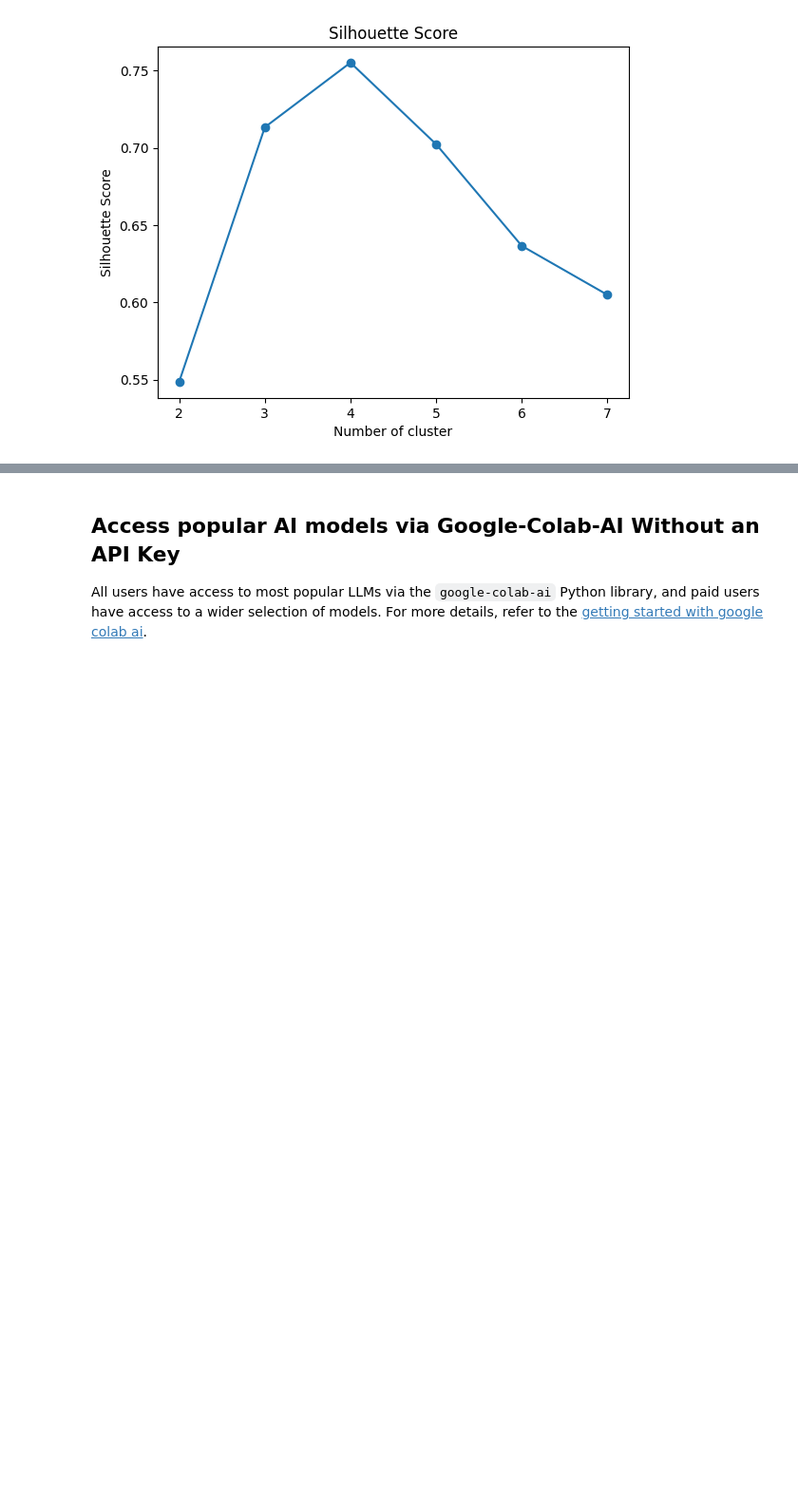
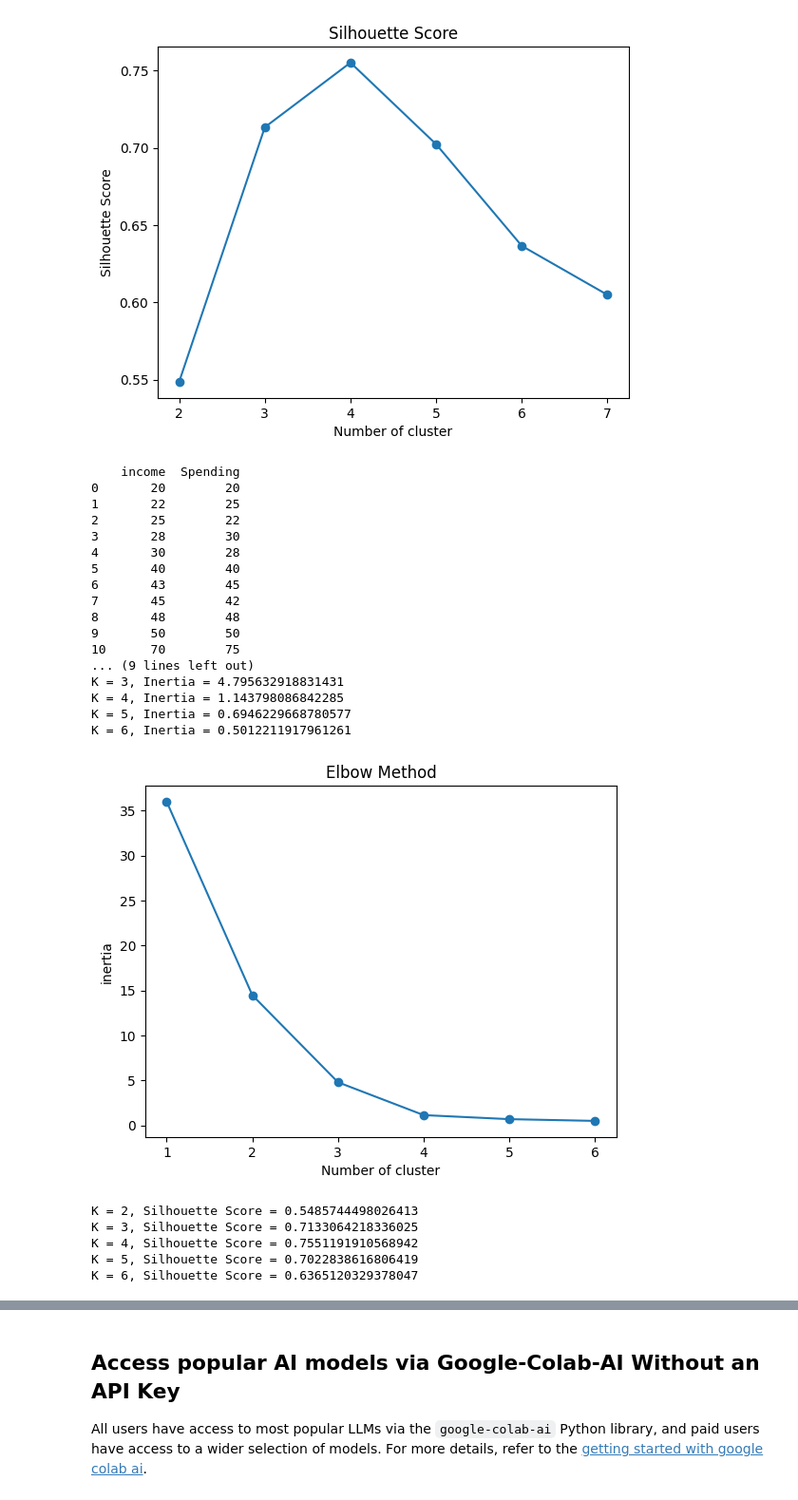
Before and after one commit to archoudhary698-stack/DocuMind-AI, a Jupyter notebook: Copy_of_Welcome_To_Colab.ipynb, the cells around one changed output, grey strips where cells are left out. Shown at 95% size. Cells and saved outputs as stored; diff of their text form; code cells hidden in the pictures; blank space fills up the shorter version.

```diff
--- a/Copy_of_Welcome_To_Colab.ipynb
+++ b/Copy_of_Welcome_To_Colab.ipynb
@@ -1675,3 +1675,74 @@ k=5, Silhouette Score = 0.7022838616806419
 k=6, Silhouette Score = 0.6365120329378047
 k=7, Silhouette Score = 0.6048217590957261
 [figure]
+# %%
+import pandas as pd
+from sklearn.cluster import KMeans
+from sklearn.preprocessing import StandardScaler
+from sklearn.metrics import silhouette_score
+import matplotlib.pyplot as plt
+data = {
+    "income" : [20,22,25,28,30,40,43,45,48,50,70,73,80,90,92,95,98,100],
+    "Spending"  : [20,25,22,30,28,40,45,42,48,50,75,78,72,80,76,30,35,28]
+}
+df = pd.DataFrame(data)
+print(df)
+x = df[["income","Spending"]]
+scaler = StandardScaler()
+x_scaler = scaler.fit_transform(x)
+
+inertia = []
+for i in range(1,7):
+  model = KMeans(n_clusters = i,random_state = 42,n_init = 10)
+  model.fit(x_scaler)
+  inertia.append(model.inertia_)
+  print(f"K = {i}, Inertia = {model.inertia_}")
+
+plt.plot(range(1,7),inertia,marker = "o")
+plt.xlabel("Number of cluster")
+plt.ylabel("inertia")
+plt.title("Elbow Method")
+plt.show()
+
+score = []
+# Silhouette score requires at least 2 clusters, so start range from 2
+for i in range (2,7):
+  model = KMeans(n_clusters = i,random_state = 42,n_init = 10)
+  model.fit(x_scaler)
+  score.append(silhouette_score(x_scaler,model.labels_))
+  print(f"K = {i}, Silhouette Score = {score[-1]}")
+
+plt.plot(range(2,7),score,marker ="o")
+plt.xlabel("Number of cluster")
+plt.ylabel("score")
+plt.title("Silhouette Score")
+plt.show()
+
+# Assuming 3 is the optimal number of clusters based on the elbow or silhouette method
+final_model = KMeans(n_clusters=3,random_state = 42,n_init = 10)
+df["clusters"] = final_model.fit_predict(x_scaler)
+print(df)
+# %% [output]
+    income  Spending
+0       20        20
+1       22        25
+2       25        22
+3       28        30
+4       30        28
+5       40        40
+6       43        45
+7       45        42
+8       48        48
+9       50        50
+10      70        75
+... (9 lines left out)
+K = 3, Inertia = 4.795632918831431
+K = 4, Inertia = 1.143798086842285
+K = 5, Inertia = 0.6946229668780577
+K = 6, Inertia = 0.5012211917961261
+[figure, added]
+K = 2, Silhouette Score = 0.5485744498026413
+K = 3, Silhouette Score = 0.7133064218336025
+K = 4, Silhouette Score = 0.7551191910568942
+K = 5, Silhouette Score = 0.7022838616806419
+K = 6, Silhouette Score = 0.6365120329378047
```
Also changed, not shown: parts of 1 cell of this notebook.
